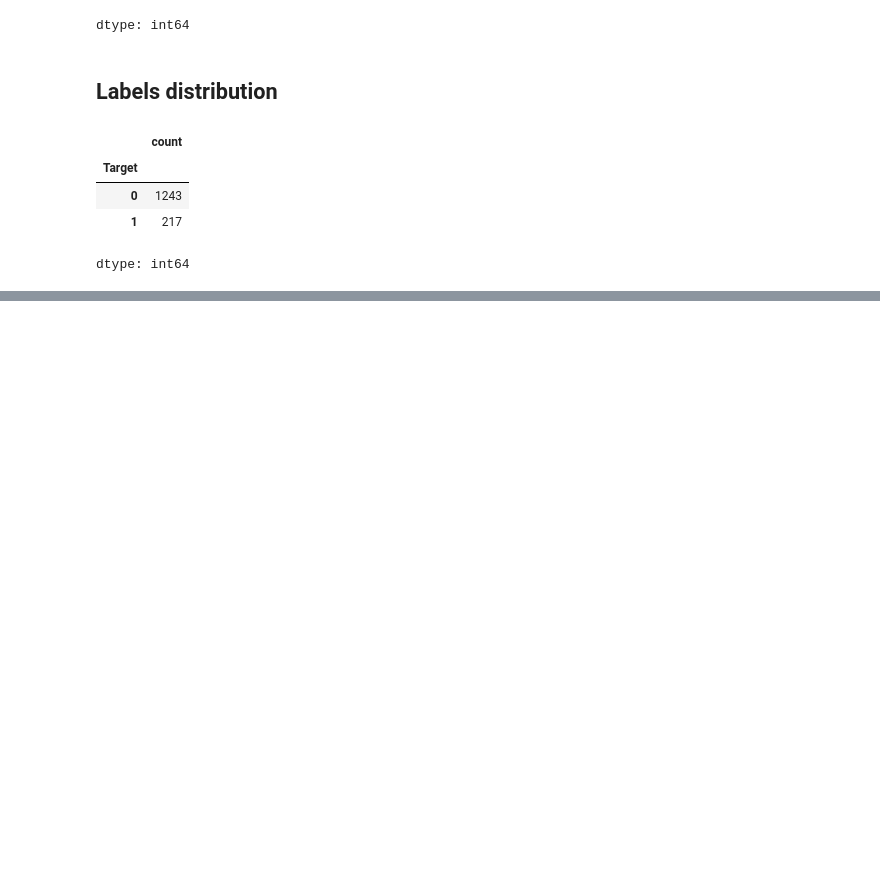
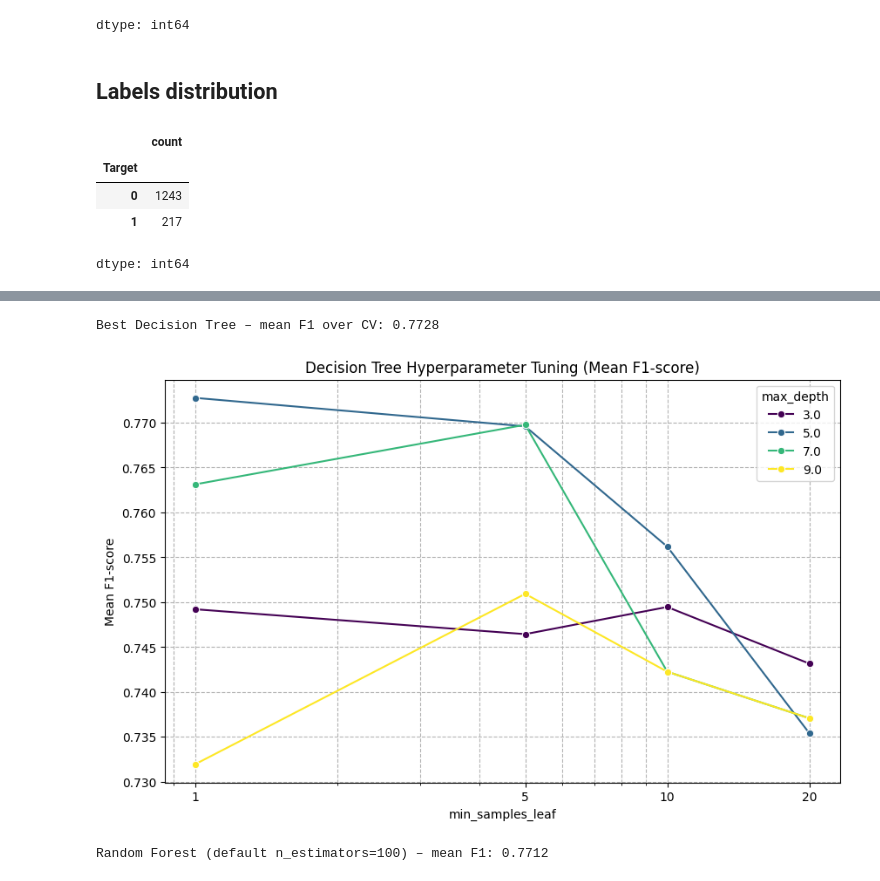
Before and after one commit to DastanJin/ZSU, a Jupyter notebook: fml_09.ipynb, the cells around one changed output, grey strips where cells are left out. Drawn from its saved outputs; the diff is of its cells as text; code cells hidden in the pictures; blank space fills up the shorter version.

```diff
--- a/fml_09.ipynb
+++ b/fml_09.ipynb
@@ -181,0 +420,3 @@ Complete the following tasks:
+# %%
+best_dt_row = dt_tuning_results.sort_values(by="mean_f1", ascending=False).iloc[0]
+best_dt_row
@@ -181,0 +430,61 @@ Complete the following tasks:
+# %%
+best_dt = DecisionTreeClassifier(
+    random_state=13,
+    max_depth=int(best_dt_row["max_depth"]),
+    min_samples_leaf=int(best_dt_row["min_samples_leaf"])
+)
+
+f1_scores = []
+for train_idx, test_idx in skf.split(X, y):
+    X_train, X_test = X.iloc[train_idx, :], X.iloc[test_idx, :]
+    y_train, y_test = y.iloc[train_idx], y.iloc[test_idx]
+
+    best_dt.fit(X_train, y_train)
+    y_pred = best_dt.predict(X_test)
+    f1_scores.append(f1_score(y_test, y_pred))
+
+print("Best Decision Tree – mean F1 over CV: {:.4f}".format(np.mean(f1_scores)))
+
+# --- Plotting the results ---
+plt.figure(figsize=(10, 6))
+sns.lineplot(
+    data=dt_tuning_results,
+    x="min_samples_leaf",
+    y="mean_f1",
+    hue="max_depth",
+    marker="o",
+    palette="viridis"
+)
+plt.title("Decision Tree Hyperparameter Tuning (Mean F1-score)")
+plt.xlabel("min_samples_leaf")
+plt.ylabel("Mean F1-score")
+plt.xscale("log")
+plt.xticks(param_grid_dt["min_samples_leaf"], labels=param_grid_dt["min_samples_leaf"])
+plt.grid(True, which="both", ls="--", c='0.7')
+plt.legend(title="max_depth")
+plt.show()
+# %% [output]
+Best Decision Tree – mean F1 over CV: 0.7728
+[figure, added]
+# %%
+from sklearn.ensemble import RandomForestClassifier
+
+rf_default = RandomForestClassifier(
+    random_state=13,
+    n_estimators=100,
+    n_jobs=-1
+)
+
+rf_f1_scores = []
+
+for train_idx, test_idx in skf.split(X, y):
+    X_train, X_test = X.iloc[train_idx, :], X.iloc[test_idx, :]
+    y_train, y_test = y.iloc[train_idx], y.iloc[test_idx]
+
+    rf_default.fit(X_train, y_train)
+    y_pred = rf_default.predict(X_test)
+    rf_f1_scores.append(f1_score(y_test, y_pred))
+
+print("Random Forest (default n_estimators=100) – mean F1: {:.4f}".format(np.mean(rf_f1_scores)))
+# %% [output]
+Random Forest (default n_estimators=100) – mean F1: 0.7712
```
Also changed, not shown: parts of 11 cells of this notebook.
